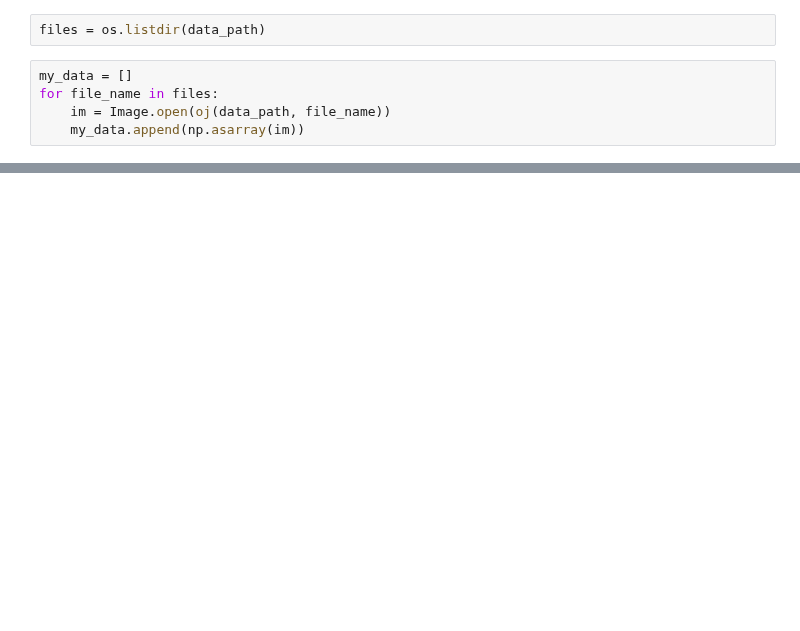
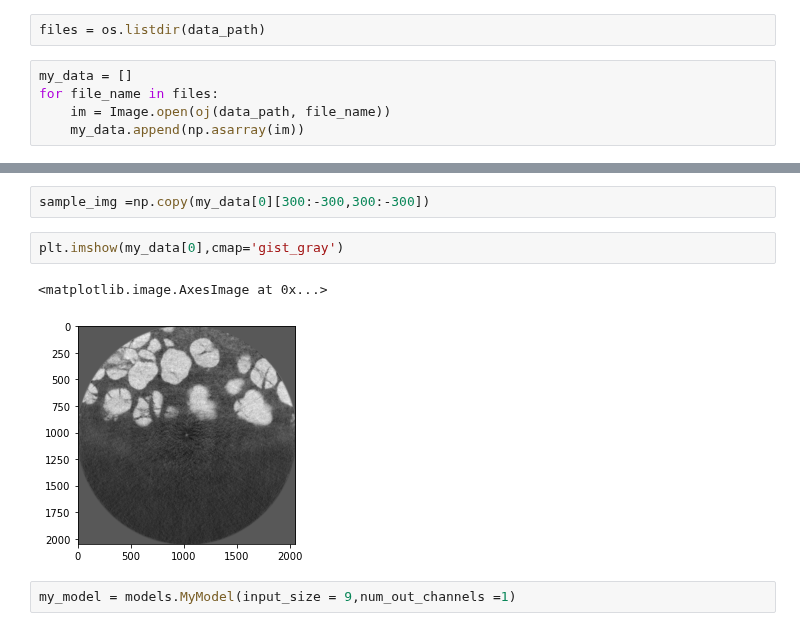
Before and after one commit to laura-rieger/segmenter, a Jupyter notebook: notebooks/Explore Data.ipynb, the cells around one changed output, grey strips where cells are left out. Cells and saved outputs as stored; diff of their text form; blank space fills up the shorter version.

```diff
--- a/notebooks/Explore Data.ipynb
+++ b/notebooks/Explore Data.ipynb
@@ -43,0 +80,9 @@ for file_name in files:
+# %%
+sample_img =np.copy(my_data[0][300:-300,300:-300])
+# %%
+plt.imshow(my_data[0],cmap='gist_gray')
+# %% [output]
+<matplotlib.image.AxesImage at 0x...>
+[figure, added]
+# %%
+my_model = models.MyModel(input_size = 9,num_out_channels =1)
```
Also changed, not shown: parts of 14 cells of this notebook, 6 other files.
